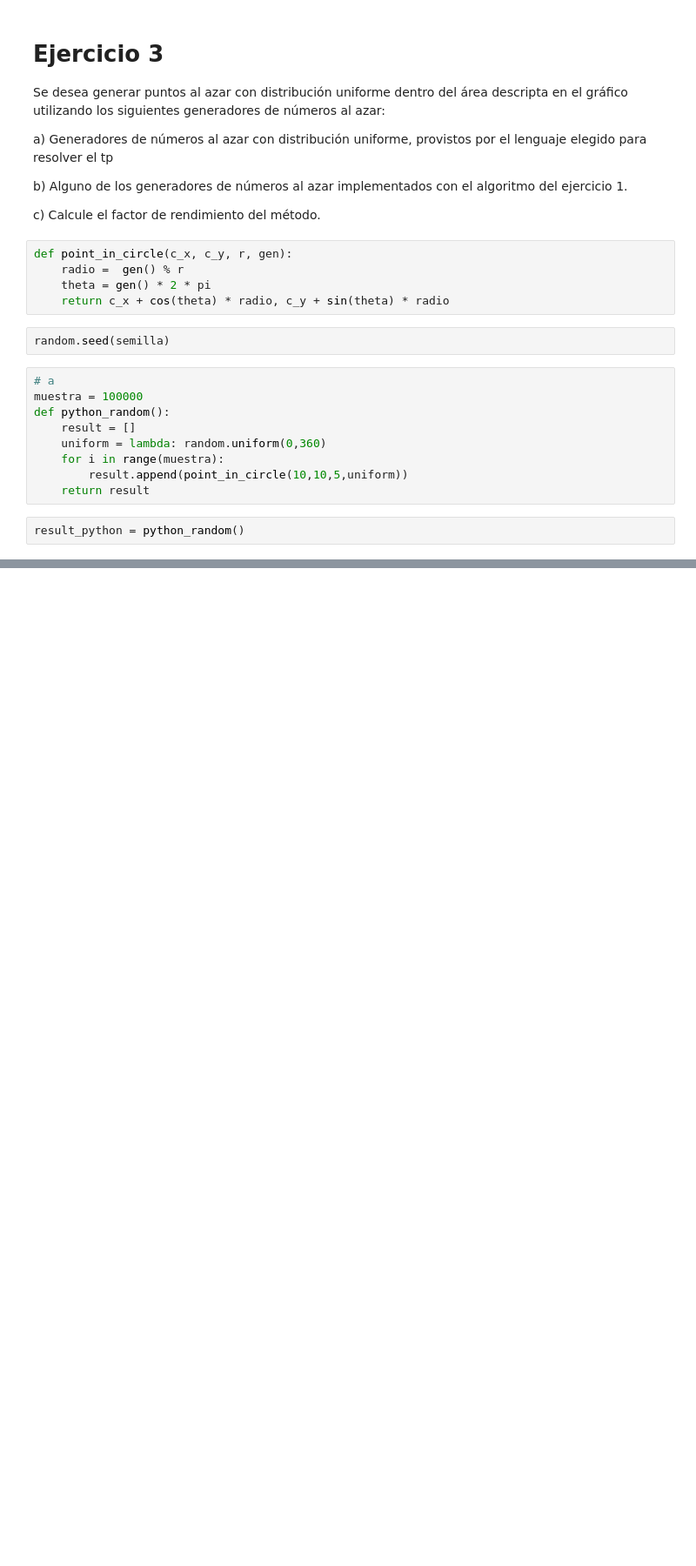
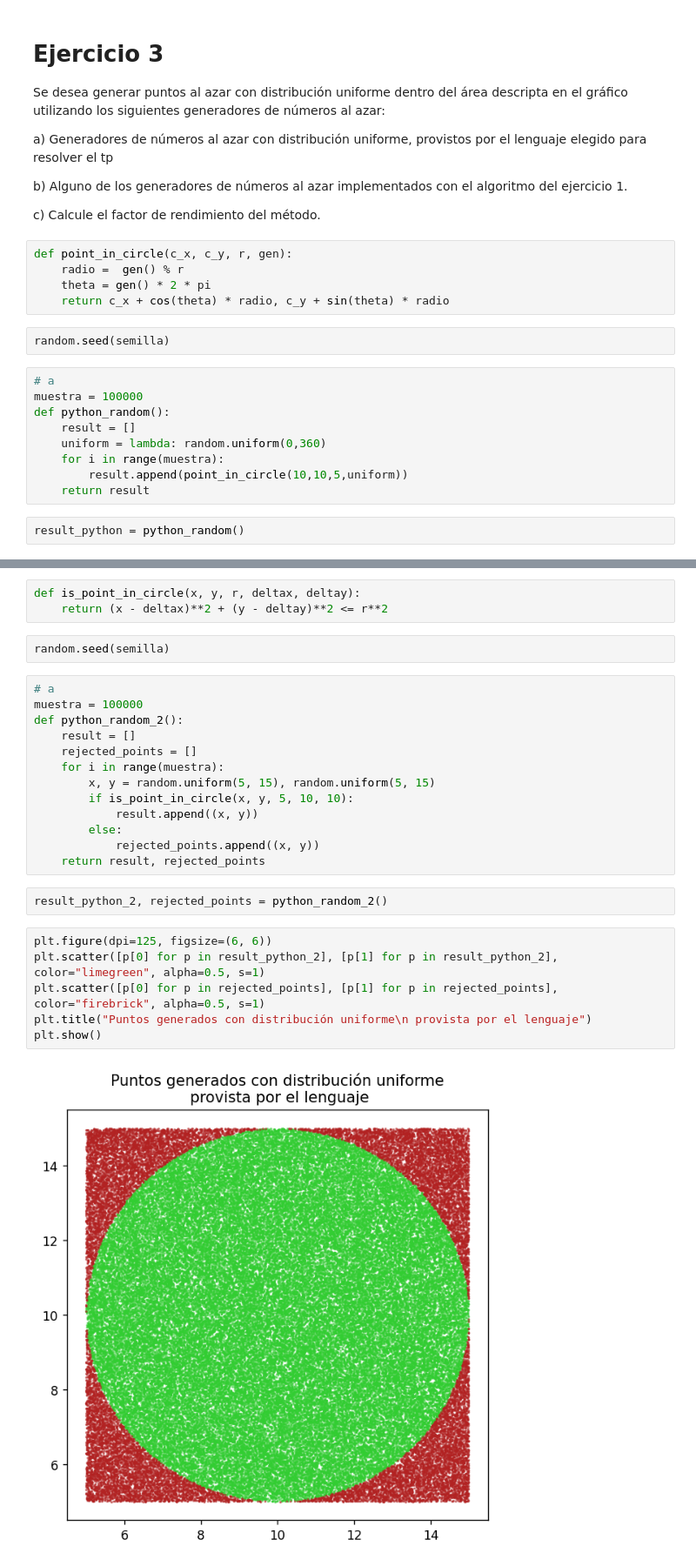
Before and after one commit to matiscakosky/simulhav, a Jupyter notebook: tp1.ipynb, the cells around one changed output, grey strips where cells are left out. Shown at 87% size. Saved outputs shown, nothing was run; the diff lists cells and outputs as text; blank space fills up the shorter version.

```diff
--- a/tp1.ipynb
+++ b/tp1.ipynb
@@ -131,0 +146,28 @@ def glc_random():
+# %%
+def is_point_in_circle(x, y, r, deltax, deltay):
+    return (x - deltax)**2 + (y - deltay)**2 <= r**2
+# %%
+random.seed(semilla)
+# %%
+# a
+muestra = 100000
+def python_random_2():
+    result = []
+    rejected_points = []
+    for i in range(muestra):
+        x, y = random.uniform(5, 15), random.uniform(5, 15)
+        if is_point_in_circle(x, y, 5, 10, 10):
+            result.append((x, y))
+        else:
+            rejected_points.append((x, y))
+    return result, rejected_points
+# %%
+result_python_2, rejected_points = python_random_2()
+# %%
+plt.figure(dpi=125, figsize=(6, 6))
+plt.scatter([p[0] for p in result_python_2], [p[1] for p in result_python_2], color="limegreen", alpha=0.5, s=1)
+plt.scatter([p[0] for p in rejected_points], [p[1] for p in rejected_points], color="firebrick", alpha=0.5, s=1)
+plt.title("Puntos generados con distribución uniforme\n provista por el lenguaje")
+plt.show()
+# %% [output]
+[figure, added]
```
Also changed, not shown: parts of 9 cells of this notebook.
